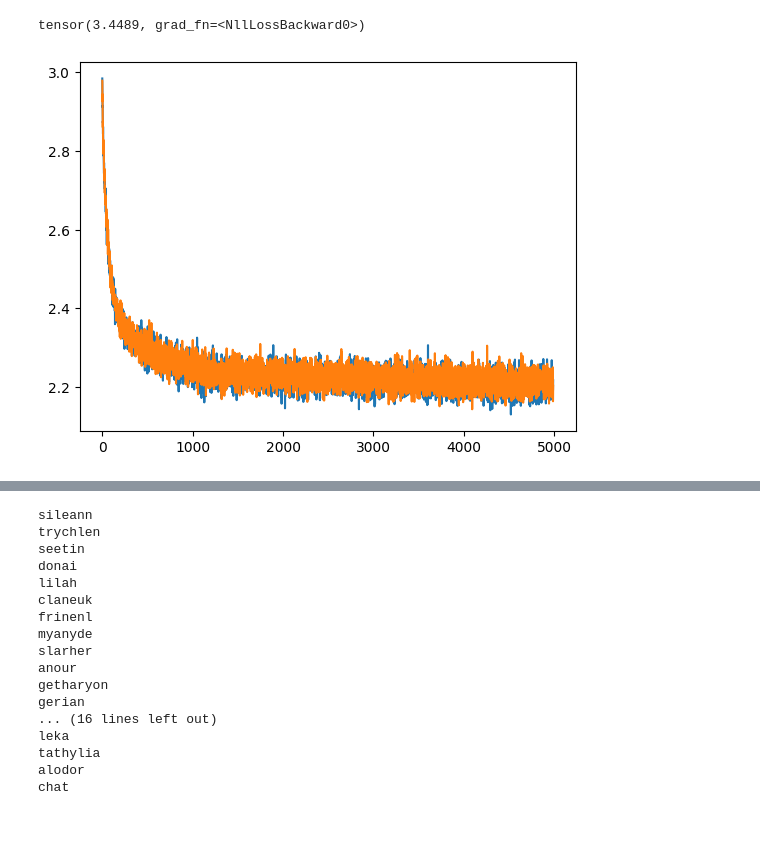
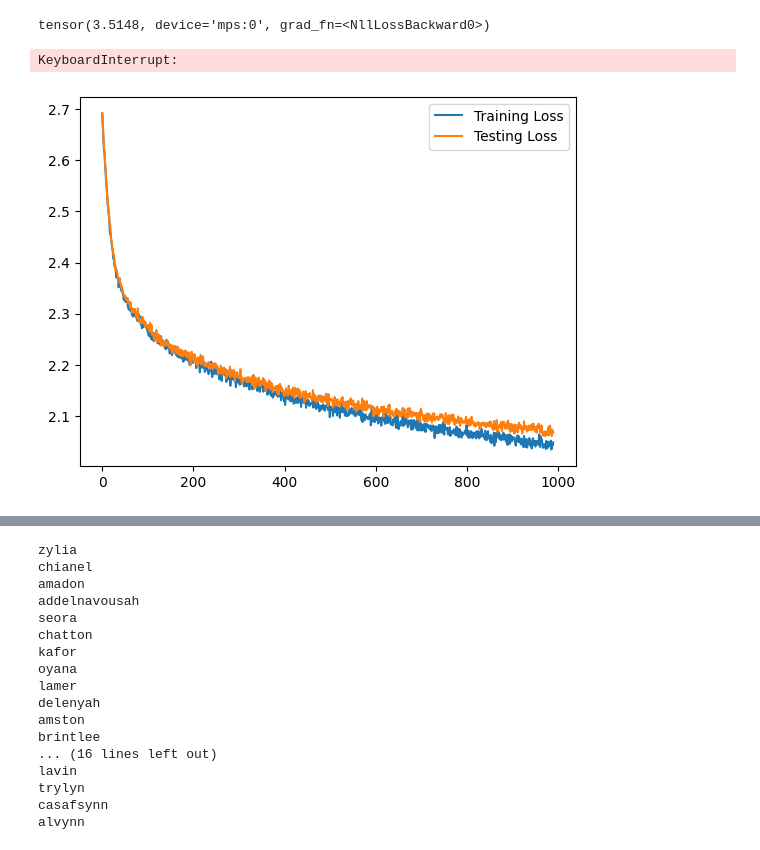
Before and after one commit to peteryushunli/makemore-utils-nbs, a Jupyter notebook: nbs/transformer.ipynb, the cells around one changed output, grey strips where cells are left out. Cells and saved outputs as stored; diff of their text form; code cells hidden in the pictures.

```diff
--- a/nbs/transformer.ipynb
+++ b/nbs/transformer.ipynb
@@ -15,3 +18,7 @@ import torch
+# %%
+## Device toggle
+device = torch.device("mps")
+# device = torch.device("cpu")
 # %%
 # Read file and create training and test sets
 names, vocab, max_length = create_dataset('../names.txt')
@@ -139,16 +148,18 @@ class Xformer(nn.Module):
 # print(loss)
 # %%
 # Set up optimizer and model
-batch_size = 32
+batch_size = 512
 train_dataloader = DataLoader(train_data, batch_size=batch_size, shuffle=True)
-model = Xformer(emb_dim, head_size)
+model = Xformer(emb_dim, head_size).to(device)
 optimizer = Adam(model.parameters(), lr=0.001)
 # %%
 xb, yb = next(iter(train_dataloader))
+xb = xb.to(device)
+yb = yb.to(device)
 logits, loss = model(xb,yb)
 print(loss)
 # %% [output]
-tensor(3.4489, grad_fn=<NllLossBackward0>)
+tensor(3.5148, device='mps:0', grad_fn=<NllLossBackward0>)
 # %%
 # ## Optimal lr sweep
 # import matplotlib.pyplot as plt
@@ -166,31 +177,35 @@ tr_loss = []
 te_loss = []
 # %%
 # Training loop
-lr = 0.0001
+lr = 0.001
 optimizer = Adam(model.parameters(), lr=lr)
-n_epochs = 2000
+n_epochs = 1000
 for steps in range(n_epochs):
     xb, yb = next(iter(train_dataloader))
+    xb = xb.to(device)
+    yb = yb.to(device)
     logits, loss = model(xb,yb)
     optimizer.zero_grad(set_to_none=True)
     loss.backward()
     optimizer.step()
-    tr_lossi, te_lossi = evaluate_loss(model, train_dataloader, test_dataloader, num_batches=10)
+    tr_lossi, te_lossi = evaluate_loss(model, train_dataloader, test_dataloader, device, num_batches=10)
     tr_loss.append(tr_lossi)
     te_loss.append(te_lossi)
     # print(loss.item())
 
     # if steps % 99 == 0:
     #     print('ltr: ', ltr, 'lte: ', lte, 'single shot loss:', loss.item())
+# %% [output]
+KeyboardInterrupt:
 # %%
 ## Plot loss
 import matplotlib.pyplot as plt
 
-plt.plot(tr_loss[10:])
-plt.plot(te_loss[10:])
-
+plt.plot(tr_loss[10:], label='Training Loss')
+plt.plot(te_loss[10:], label='Testing Loss')
+plt.legend()
 plt.show()
 print('training loss: ', round(torch.mean(torch.tensor(tr_loss[-100:])).item(),4)),
 print('validation loss: ', round((torch.mean(torch.tensor(te_loss[-100:]))).item(),4))
 # %% [output]
-[figure, old version]
+[figure, new version]
@@ -199,24 +214,24 @@ validation loss:  2.209
 # %%
 ## Pretty print the samples
-print_samples(model, train_data, max_length, num=32)
+print_samples(model, train_data, max_length, device, num=32)
 # %% [output]
-sileann
-trychlen
-seetin
-donai
-lilah
-claneuk
-frinenl
-myanyde
-slarher
-anour
-getharyon
-gerian
+zylia
+chianel
+amadon
+addelnavousah
+seora
+chatton
+kafor
+oyana
+lamer
+delenyah
+amston
+brintlee
 ... (16 lines left out)
-leka
-tathylia
-alodor
-chat
+lavin
+trylyn
+casafsynn
+alvynn
 # %%
 ## Plot tsne or pca for embeddings
 # t-SNE example:
```
Also changed, not shown: parts of 4 cells of this notebook, 2 other files.
